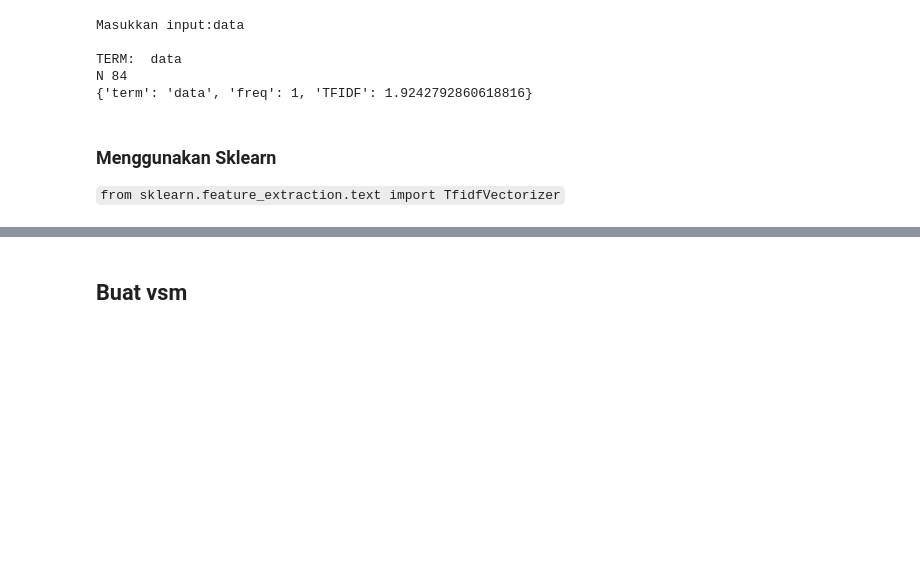
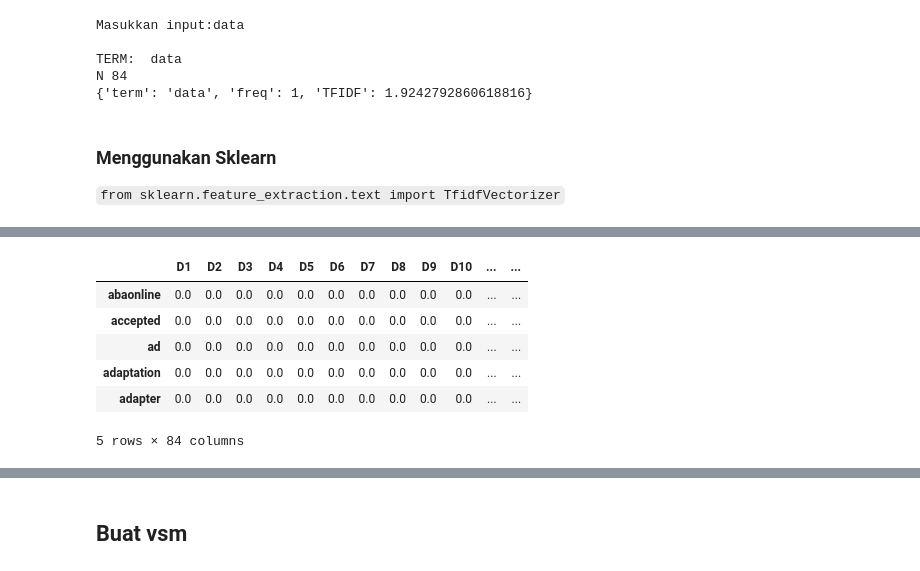
Before and after one commit to ackermanjayjay/tugas-tki, a Jupyter notebook: code/Tugas.ipynb, the cells around one changed output, grey strips where cells are left out. Cells and saved outputs as stored; diff of their text form; code cells hidden in the pictures; blank space fills up the shorter version.

```diff
--- a/code/Tugas.ipynb
+++ b/code/Tugas.ipynb
@@ -466,10 +466,12 @@ N 84
 
 ### Menggunakan Sklearn
 `from sklearn.feature_extraction.text import TfidfVectorizer`
+# %%
+korpus=df_["clean_text"]
 # %%
 from sklearn.feature_extraction.text import TfidfVectorizer
 tfidf_transform=TfidfVectorizer()
 vecotr_tfIDF=tfidf_transform.fit_transform(korpus)
 # %%
-korpus_tfidf=vecotr_tfIDF.toarray()
+korpus_tfidf=vecotr_tfIDF.toarray().T
 name=tfidf_transform.get_feature_names_out()
@@ -487,0 +488,13 @@ matrices_indices_tf.head()
+# %%
+matrices_indices_tfIDF = pd.DataFrame(korpus_tfidf,
+                                   index=name,
+                                   columns=[f'D{i+1}' for i in range(len(korpus))])
+matrices_indices_tfIDF.head()
+# %% [output]
+|  | D1 | D2 | D3 | D4 | D5 | D6 | D7 | D8 | D9 | D10 | ... | ... |
+| abaonline | 0.0 | 0.0 | 0.0 | 0.0 | 0.0 | 0.0 | 0.0 | 0.0 | 0.0 | 0.0 | ... | ... |
+| accepted | 0.0 | 0.0 | 0.0 | 0.0 | 0.0 | 0.0 | 0.0 | 0.0 | 0.0 | 0.0 | ... | ... |
+| ad | 0.0 | 0.0 | 0.0 | 0.0 | 0.0 | 0.0 | 0.0 | 0.0 | 0.0 | 0.0 | ... | ... |
+| adaptation | 0.0 | 0.0 | 0.0 | 0.0 | 0.0 | 0.0 | 0.0 | 0.0 | 0.0 | 0.0 | ... | ... |
+| adapter | 0.0 | 0.0 | 0.0 | 0.0 | 0.0 | 0.0 | 0.0 | 0.0 | 0.0 | 0.0 | ... | ... |
+5 rows × 84 columns
```
Also changed, not shown: parts of 5 cells of this notebook.
